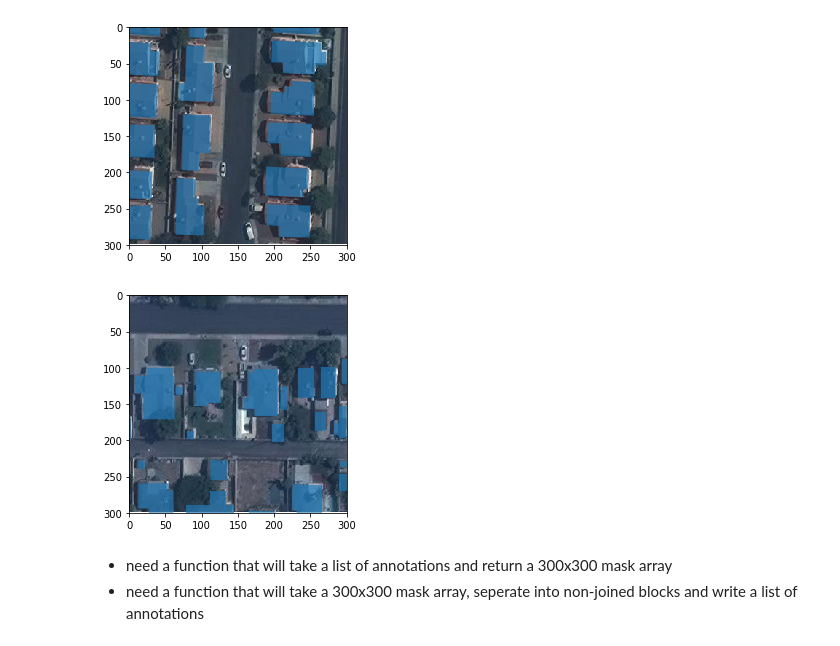
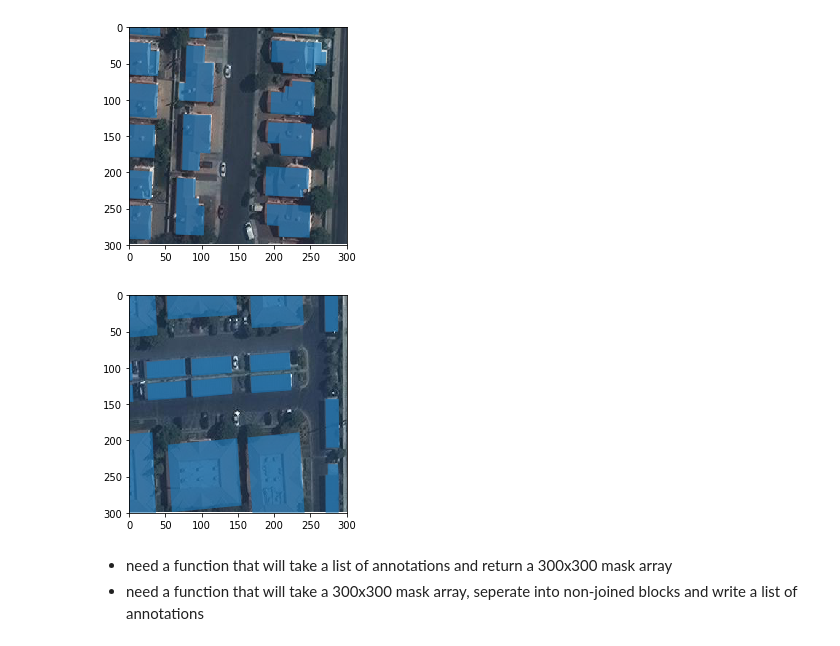
Before and after one commit to josh-gree/crowdAI_mapping_challange, a Jupyter notebook: scratch/scratch001.ipynb, the cells around one changed output. Cells and saved outputs as stored; diff of their text form; code cells hidden in the pictures.

```diff
--- a/scratch/scratch001.ipynb
+++ b/scratch/scratch001.ipynb
@@ -103,9 +103,9 @@ show_img_annotated(counts[counts > 16].index[-1],val_dir_ims,small_annotation_df
 # %% [output]
 [figure]
 # %%
-show_img_annotated(counts[counts > 16].index[24],val_dir_ims,small_annotation_df)
+show_img_annotated(counts[counts > 16].index[-8],val_dir_ims,small_annotation_df)
 # %% [output]
-[figure, old version]
+[figure, new version]
 # %% [markdown]
 - need a function that will take a list of annotations and return a 300x300 mask array
 - need a function that will take a 300x300 mask array, seperate into non-joined blocks and write a list of annotations
```
Also changed, not shown: parts of 24 cells of this notebook, 4 other files.
